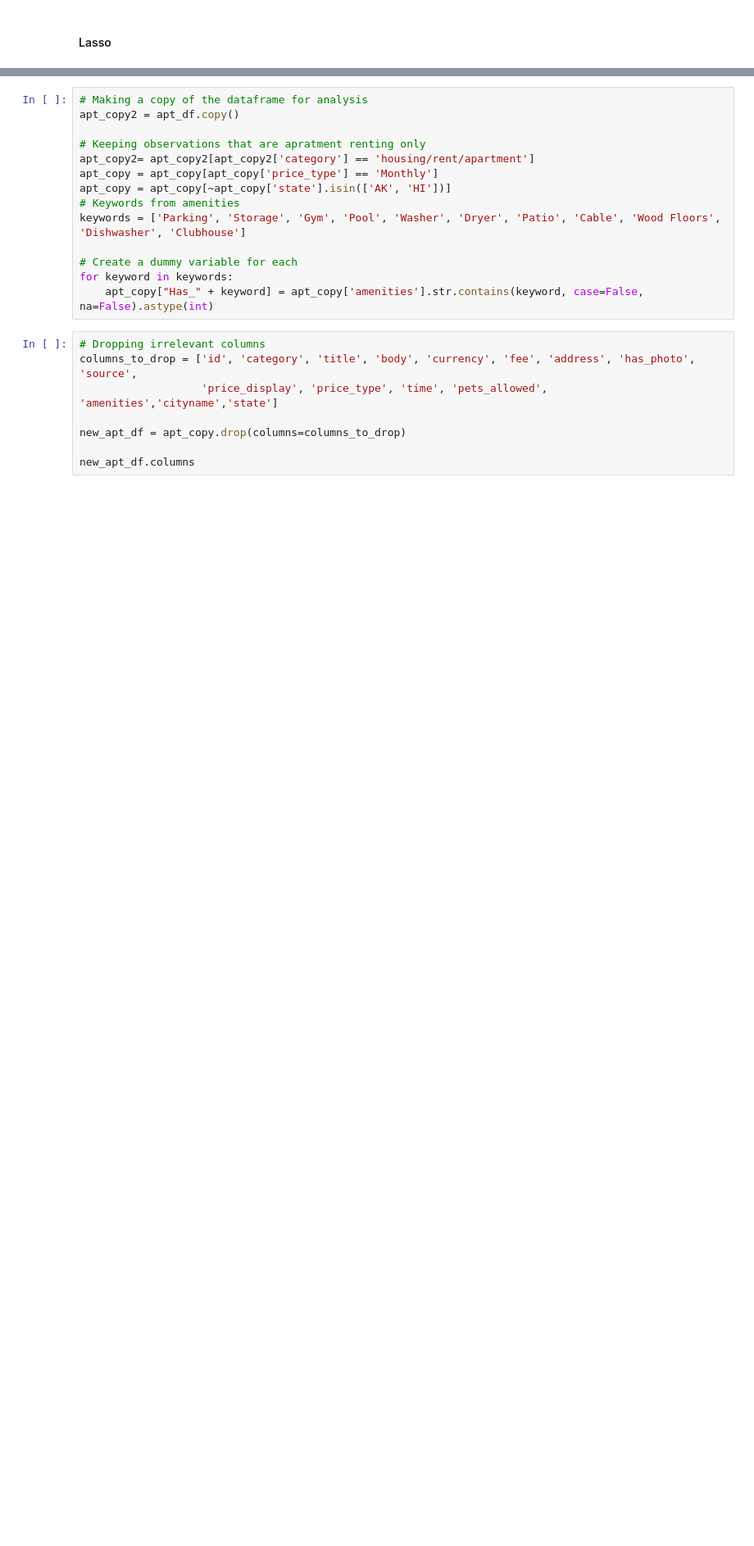
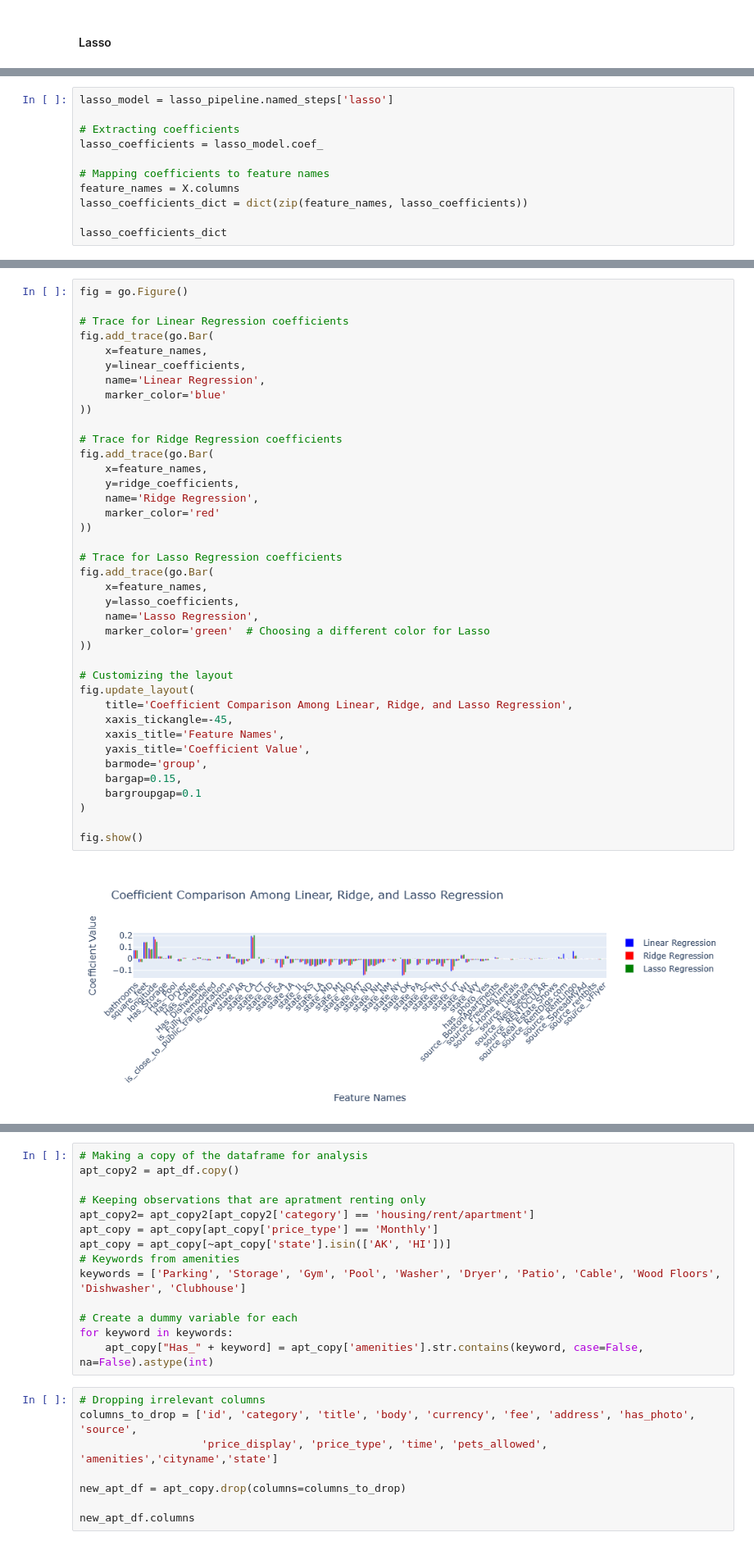
Before and after one commit to yidanzhao00/Natural-Gas-Price-Tendency-Analysis, a Jupyter notebook: code/ML_project.ipynb, the cells around one changed output, grey strips where cells are left out. Shown at 82% size. Drawn from its saved outputs; the diff is of its cells as text; blank space fills up the shorter version.

```diff
--- a/code/ML_project.ipynb
+++ b/code/ML_project.ipynb
@@ -896,0 +834,11 @@ array([ 4.09588247e-01, -1.21120149e-01,  1.36005878e-01,  6.14496706e-02,
+# %%
+lasso_model = lasso_pipeline.named_steps['lasso']
+
+# Extracting coefficients
+lasso_coefficients = lasso_model.coef_
+
+# Mapping coefficients to feature names
+feature_names = X.columns
+lasso_coefficients_dict = dict(zip(feature_names, lasso_coefficients))
+
+lasso_coefficients_dict
@@ -917,0 +893,41 @@ zero_coefficients
+# %%
+fig = go.Figure()
+
+# Trace for Linear Regression coefficients
+fig.add_trace(go.Bar(
+    x=feature_names,
+    y=linear_coefficients,
+    name='Linear Regression',
+    marker_color='blue'
+))
+
+# Trace for Ridge Regression coefficients
+fig.add_trace(go.Bar(
+    x=feature_names,
+    y=ridge_coefficients,
+    name='Ridge Regression',
+    marker_color='red'
+))
+
+# Trace for Lasso Regression coefficients
+fig.add_trace(go.Bar(
+    x=feature_names,
+    y=lasso_coefficients,
+    name='Lasso Regression',
+    marker_color='green'  # Choosing a different color for Lasso
+))
+
+# Customizing the layout
+fig.update_layout(
+    title='Coefficient Comparison Among Linear, Ridge, and Lasso Regression',
+    xaxis_tickangle=-45,
+    xaxis_title='Feature Names',
+    yaxis_title='Coefficient Value',
+    barmode='group',
+    bargap=0.15,
+    bargroupgap=0.1
+)
+
+fig.show()
+# %% [output]
+[figure, added]
```
Also changed, not shown: parts of 27 cells of this notebook.
